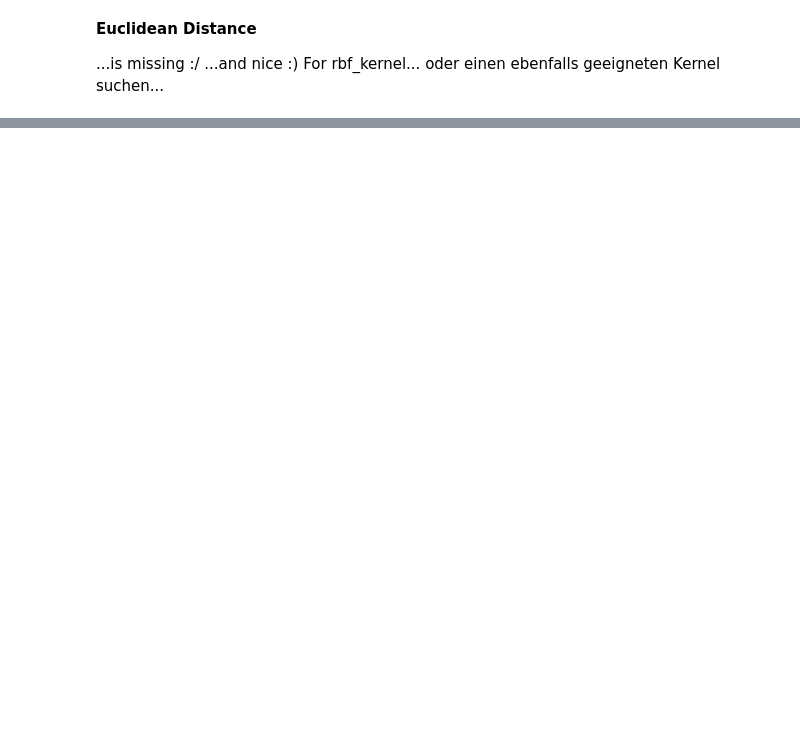
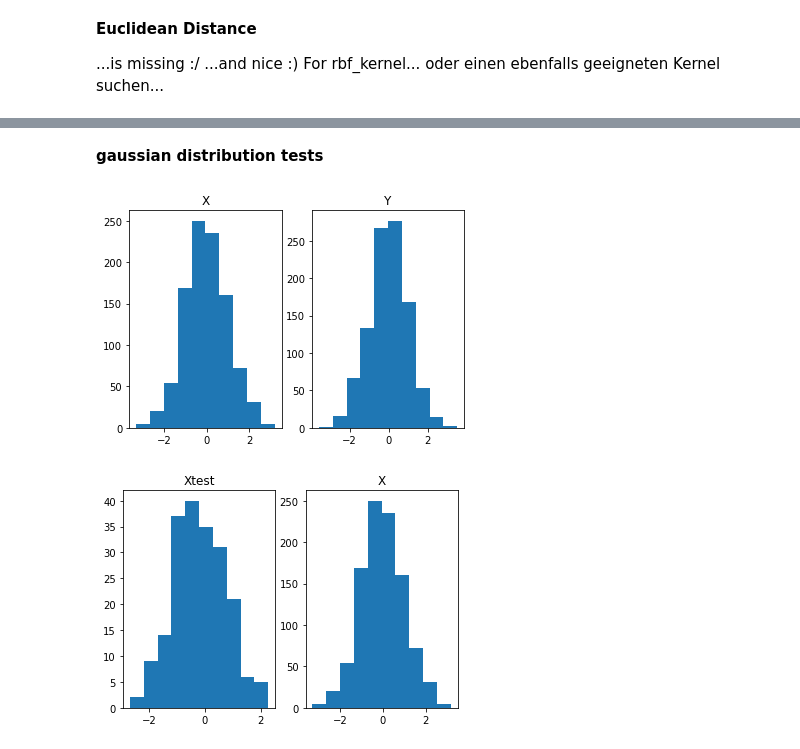
Before and after one commit to maxfleck/circuitGP, a Jupyter notebook: Stand_der_Dinge.ipynb, the cells around one changed output, grey strips where cells are left out. Drawn from its saved outputs; the diff is of its cells as text; code cells hidden in the pictures; blank space fills up the shorter version.

```diff
--- a/Stand_der_Dinge.ipynb
+++ b/Stand_der_Dinge.ipynb
@@ -230,2 +157,34 @@ convolution...
 # %%
 np.convolve(  np.array([1, 1, 5, 5,6,6,7,7]),np.array([1]) , mode='same')
+# %% [markdown]
+**gaussian distribution tests**
+# %%
+np.random.seed(521)
+U1 = np.random.uniform(size = 1000)
+U2 = np.random.uniform(size = 1000)
+R = np.sqrt(-2 * np.log(U1))
+Theta = 2 * np.pi * U2
+X = R * np.cos(Theta)
+Y = R * np.sin(Theta)
+
+fig,(ax1,ax2) = plt.subplots(1,2)
+temp = ax1.hist(X)
+ax1.set_title("X")
+temp = ax2.hist(Y)
+ax2.set_title("Y")
+plt.show()
+
+test =  box_muller_1d(200)
+
+
+
+
+fig,(ax1,ax2) = plt.subplots(1,2)
+temp = ax1.hist(test)
+ax1.set_title("Xtest")
+temp = ax2.hist(X)
+ax2.set_title("X")
+plt.show()
+# %% [output]
+[figure, added]
+[figure, added]
```
Also changed, not shown: parts of 9 cells of this notebook, 5 other files.
